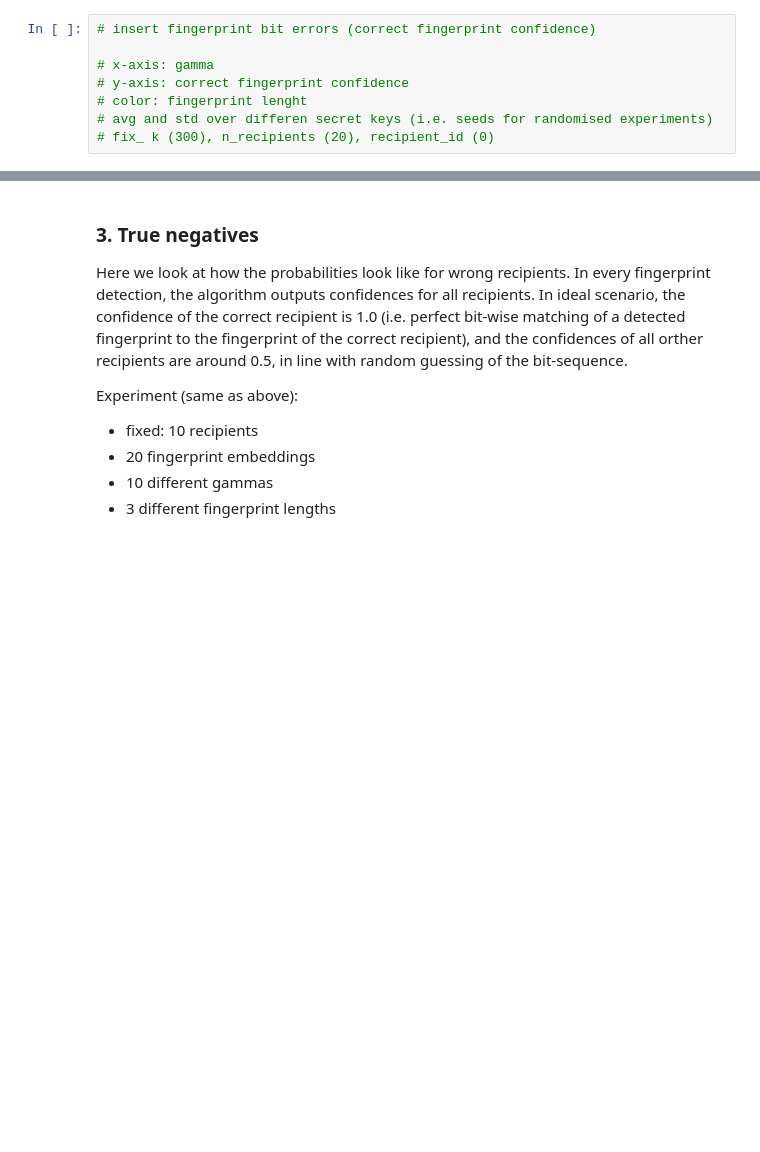
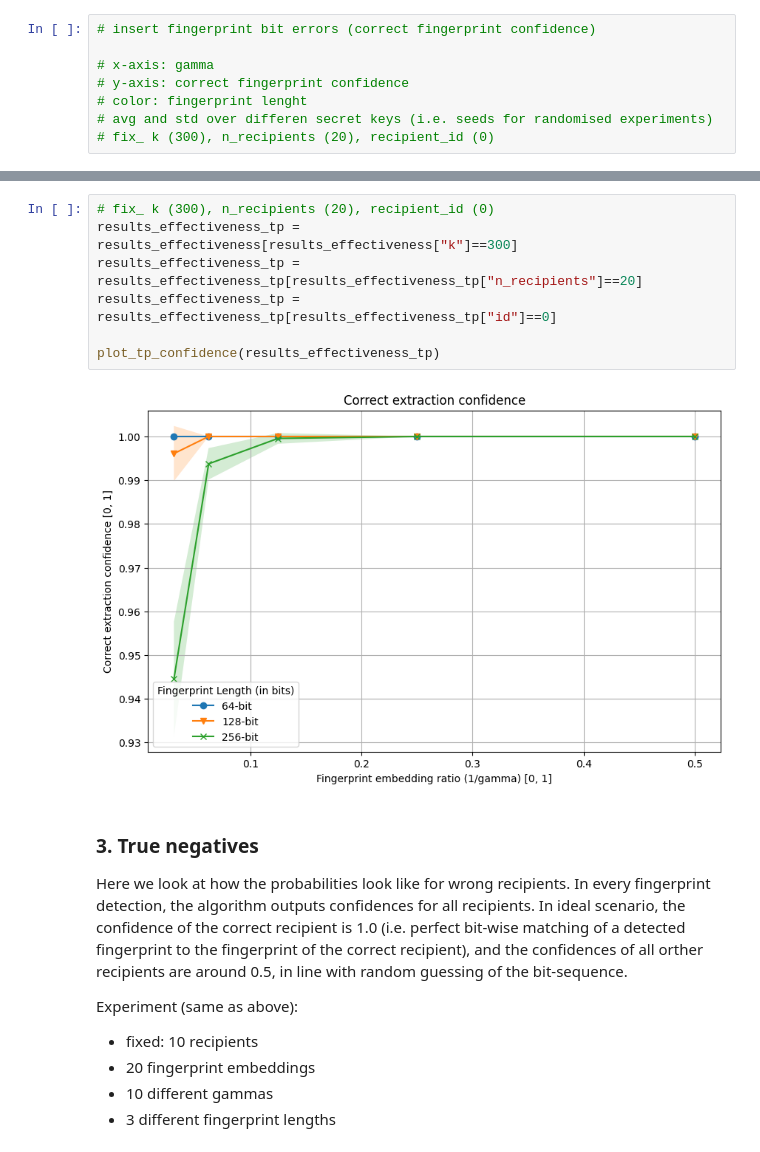
Before and after one commit to tanjascats/NCorr-FP, a Jupyter notebook: NCorrFP_scheme/analysis/NCorr-FP-analysis.ipynb, the cells around one changed output, grey strips where cells are left out. Drawn from its saved outputs; the diff is of its cells as text; blank space fills up the shorter version.

```diff
--- a/NCorrFP_scheme/analysis/NCorr-FP-analysis.ipynb
+++ b/NCorrFP_scheme/analysis/NCorr-FP-analysis.ipynb
@@ -148,3 +151,12 @@ plot_tp_confidence(results)
+# %%
+# fix_ k (300), n_recipients (20), recipient_id (0)
+results_effectiveness_tp = results_effectiveness[results_effectiveness["k"]==300]
+results_effectiveness_tp = results_effectiveness_tp[results_effectiveness_tp["n_recipients"]==20]
+results_effectiveness_tp = results_effectiveness_tp[results_effectiveness_tp["id"]==0]
+
+plot_tp_confidence(results_effectiveness_tp)
+# %% [output]
+[figure, added]
 # %% [markdown]
 ### 3. True negatives
 
```
Also changed, not shown: parts of 42 cells of this notebook, 38 other files.
